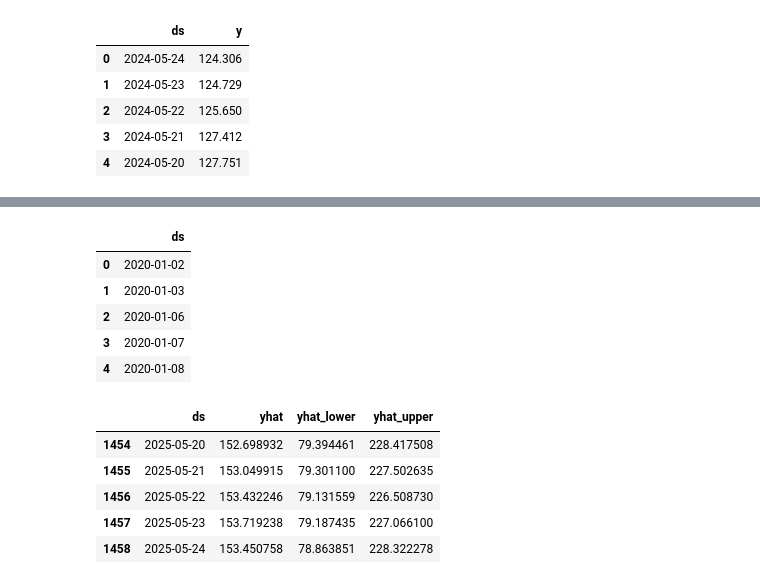
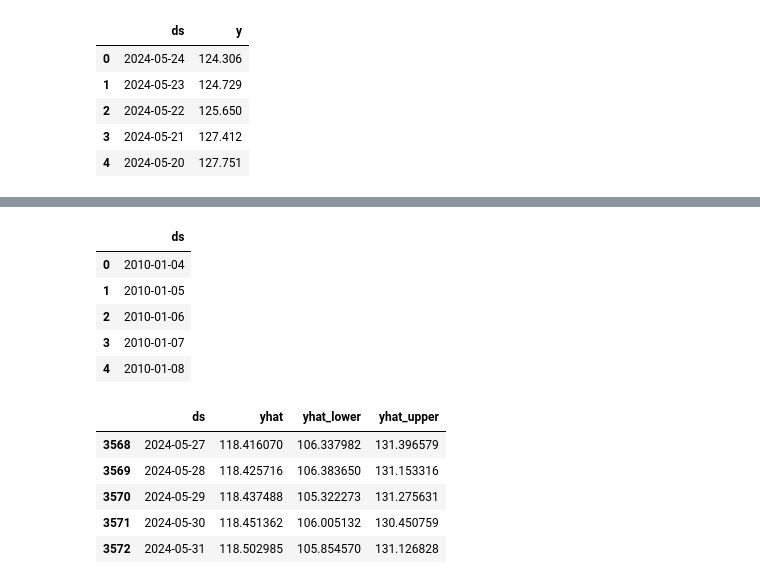
Before and after one commit to Rogeriom49/4DTAT, a Jupyter notebook: techChallange2/2PROPHET.ipynb, the cells around one changed output, grey strips where cells are left out. Cells and saved outputs as stored; diff of their text form; code cells hidden in the pictures.

```diff
--- a/techChallange2/2PROPHET.ipynb
+++ b/techChallange2/2PROPHET.ipynb
@@ -8,7 +8,7 @@ from prophet.plot import plot_plotly, plot_components_plotly
 from prophet.diagnostics import performance_metrics
 from prophet.diagnostics import cross_validation
 # %%
-df = pd.read_csv('datasets/Ibovespa4anos.csv',parse_dates=['Data'])
+df = pd.read_csv('datasets/Ibovespa14anos.csv',parse_dates=['Data'])
 display(df.head(20))
 # %% [output]
 Parsing dates in %d.%m.%Y format when dayfirst=False (the default) was specified. Pass `dayfirst=True` or specify a format to silence this warning.
@@ -73,24 +73,24 @@ model.fit(df_data)
 <prophet.forecaster.Prophet at 0x...>
 # %%
-future = model.make_future_dataframe(periods=365, freq='D')
+future = model.make_future_dataframe(periods=7, freq='D')
 future.head()
 # %% [output]
 |  | ds |
-| 0 | 2020-01-02 |
-| 1 | 2020-01-03 |
-| 2 | 2020-01-06 |
-| 3 | 2020-01-07 |
-| 4 | 2020-01-08 |
+| 0 | 2010-01-04 |
+| 1 | 2010-01-05 |
+| 2 | 2010-01-06 |
+| 3 | 2010-01-07 |
+| 4 | 2010-01-08 |
 # %%
 forecast = model.predict(future)
 forecast[['ds', 'yhat', 'yhat_lower', 'yhat_upper']].tail()
 # %% [output]
 |  | ds | yhat | yhat_lower | yhat_upper |
-| 1454 | 2025-05-20 | 152.698932 | 79.394461 | 228.417508 |
-| 1455 | 2025-05-21 | 153.049915 | 79.301100 | 227.502635 |
-| 1456 | 2025-05-22 | 153.432246 | 79.131559 | 226.508730 |
-| 1457 | 2025-05-23 | 153.719238 | 79.187435 | 227.066100 |
-| 1458 | 2025-05-24 | 153.450758 | 78.863851 | 228.322278 |
+| 3568 | 2024-05-27 | 118.416070 | 106.337982 | 131.396579 |
+| 3569 | 2024-05-28 | 118.425716 | 106.383650 | 131.153316 |
+| 3570 | 2024-05-29 | 118.437488 | 105.322273 | 131.275631 |
+| 3571 | 2024-05-30 | 118.451362 | 106.005132 | 130.450759 |
+| 3572 | 2024-05-31 | 118.502985 | 105.854570 | 131.126828 |
 # %%
 plot_plotly(model, forecast)
 # %%
```
Also changed, not shown: parts of 11 cells of this notebook, 2 other files.
